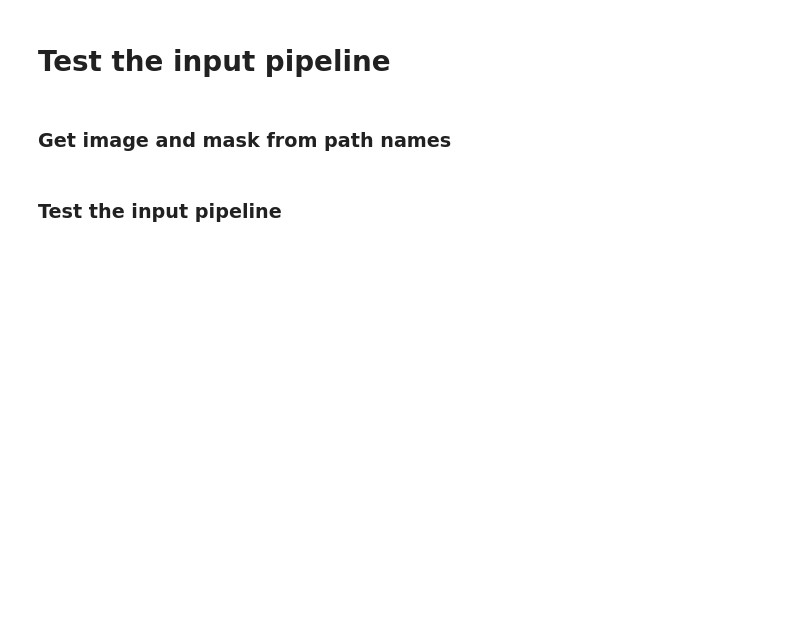
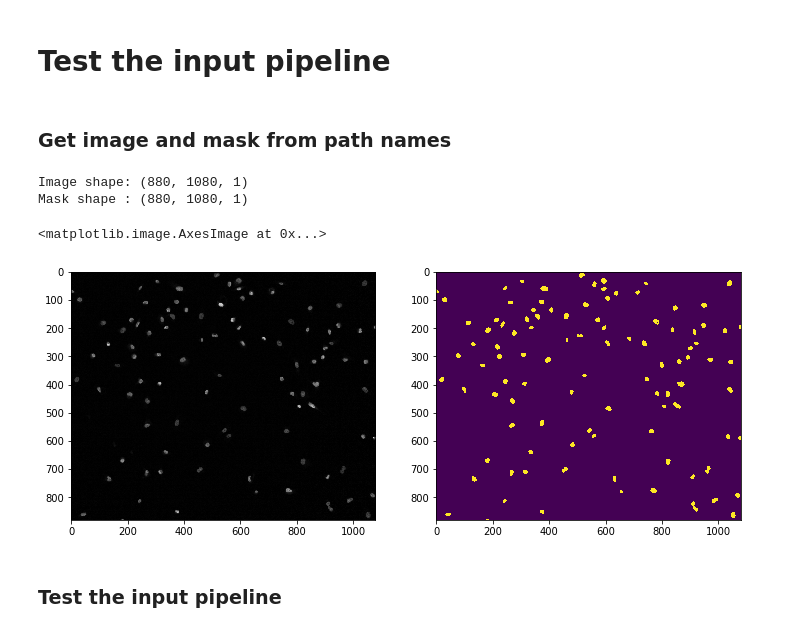
Before and after one commit to chienhsiang/tensorflow, a Jupyter notebook: segmentation/code/main_segmentation.ipynb, the cells around one changed output. Cells and saved outputs as stored; diff of their text form; code cells hidden in the pictures; blank space fills up the shorter version.

```diff
--- a/segmentation/code/main_segmentation.ipynb
+++ b/segmentation/code/main_segmentation.ipynb
@@ -25,24 +26,37 @@ tf.__version__
 # Set up
 # %%
 common_root = r'/awlab/users/chsu/WorkSpace/tensorflow/segmentation/data/plate_2017017086_ki67'
+# common_root = r'/awlab/users/chsu/WorkSpace/tensorflow/segmentation/data/p2017017086_ki67_merge'
 
 img_dir = os.path.join(common_root, 'images')
 mask_dir = os.path.join(common_root, 'masks')
 
-
 batch_size = 5
-task = 'cell_seg'
+task = 'nuc_seg'
 # %%
 if task == 'nuc_seg':
     x_train_fnames = sorted(glob.glob(os.path.join(img_dir,'*-2.png'))) # nucleus images
     y_train_fnames = sorted(glob.glob(os.path.join(mask_dir,'*_nucleus.png'))) # nucleus masks
 
 elif task == 'cell_seg':
-    x_train_fnames = sorted(glob.glob(os.path.join(img_dir,'*-3.png'))) # nucleus images
-    y_train_fnames = sorted(glob.glob(os.path.join(mask_dir,'*_cell.png'))) # nucleus masks
+    x_train_fnames = sorted(glob.glob(os.path.join(img_dir,'*-3.png'))) # cell images
+    y_train_fnames = sorted(glob.glob(os.path.join(mask_dir,'*_cell.png'))) # cell masks
+
+elif task == 'both_seg':
+    x_train_fnames = sorted(glob.glob(os.path.join(img_dir,'*.png'))) # merged images
+    y_train_fnames = sorted(glob.glob(os.path.join(mask_dir,'*.png'))) # merged masks, green: nucleus, red: cell
 
 else:
     raise ValueError('Unknown task.')
+
+# Remove column 2
+pattern = re.compile('_[A-Z]2_')
+x_train_fnames = [f for f in x_train_fnames if not pattern.search(f)]
+y_train_fnames = [f for f in y_train_fnames if not pattern.search(f)]
+
+# idx = np.random.choice(len(x_train_fnames))
+# print(x_train_fnames[idx])
+# print(y_train_fnames[idx])
 
 # Split into training and validation
 x_train_fnames, x_val_fnames, y_train_fnames, y_val_fnames = \
@@ -66,13 +80,30 @@ print(os.path.basename(y_train_fnames[idx]))
 ### Get image and mask from path names
 # %%
 idx = np.random.choice(num_train_data)
-img, mask = data_io._get_image_from_path(x_train_fnames[idx], y_train_fnames[idx])
+img, mask = data_io._get_image_from_path(x_train_fnames[idx], y_train_fnames[idx],
+                                         max_level=4095., channels=1)
 
+print('Image shape: {}'.format(img.shape))
+print('Mask shape : {}'.format(mask.shape))
+
+# single channel
 plt.figure(figsize=(12,16))
 plt.subplot(1,2,1)
 plt.imshow(img[:,:,0], cmap='gray')
 plt.subplot(1,2,2)
 plt.imshow(mask[:,:,0])
+
+# color
+# plt.figure(figsize=(12,16))
+# plt.subplot(1,2,1)
+# plt.imshow(img, cmap='gray')
+# plt.subplot(1,2,2)
+# plt.imshow(mask)
+# %% [output]
+Image shape: (880, 1080, 1)
+Mask shape : (880, 1080, 1)
+<matplotlib.image.AxesImage at 0x...>
+[figure, added]
 # %%
 print(np.unique(mask))
 
```
Also changed, not shown: parts of 14 cells of this notebook, 1 other file.
